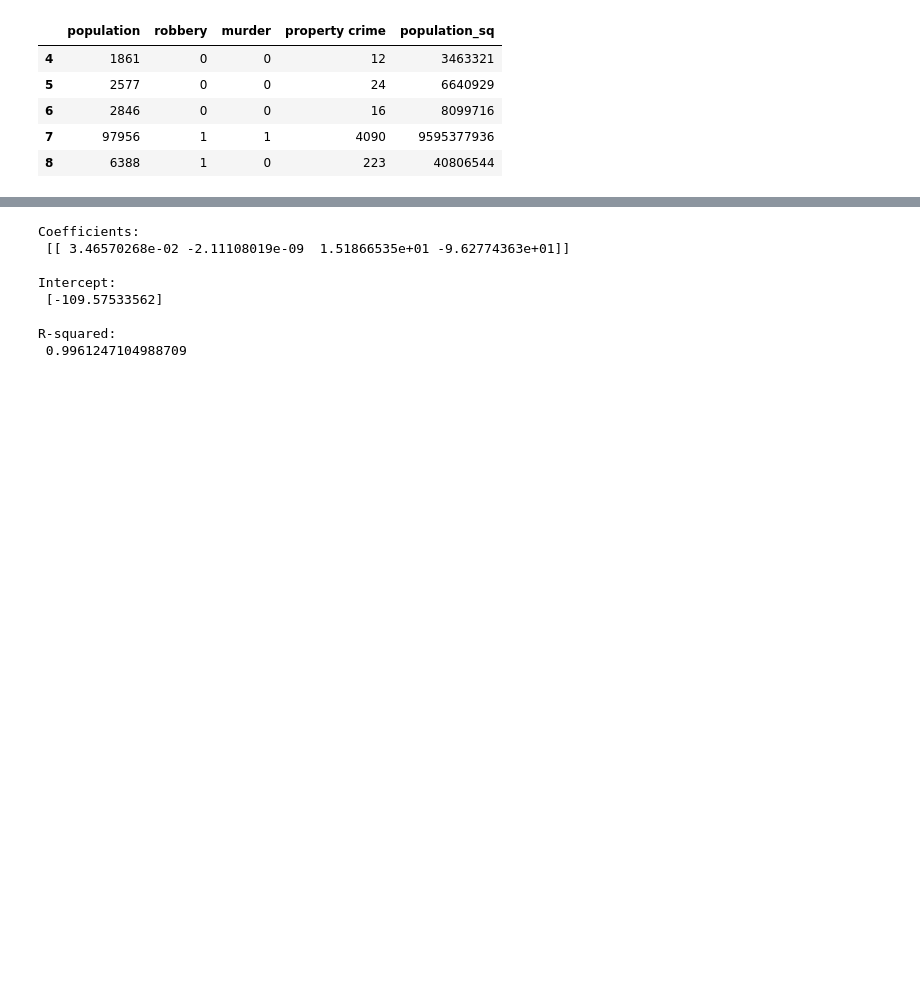
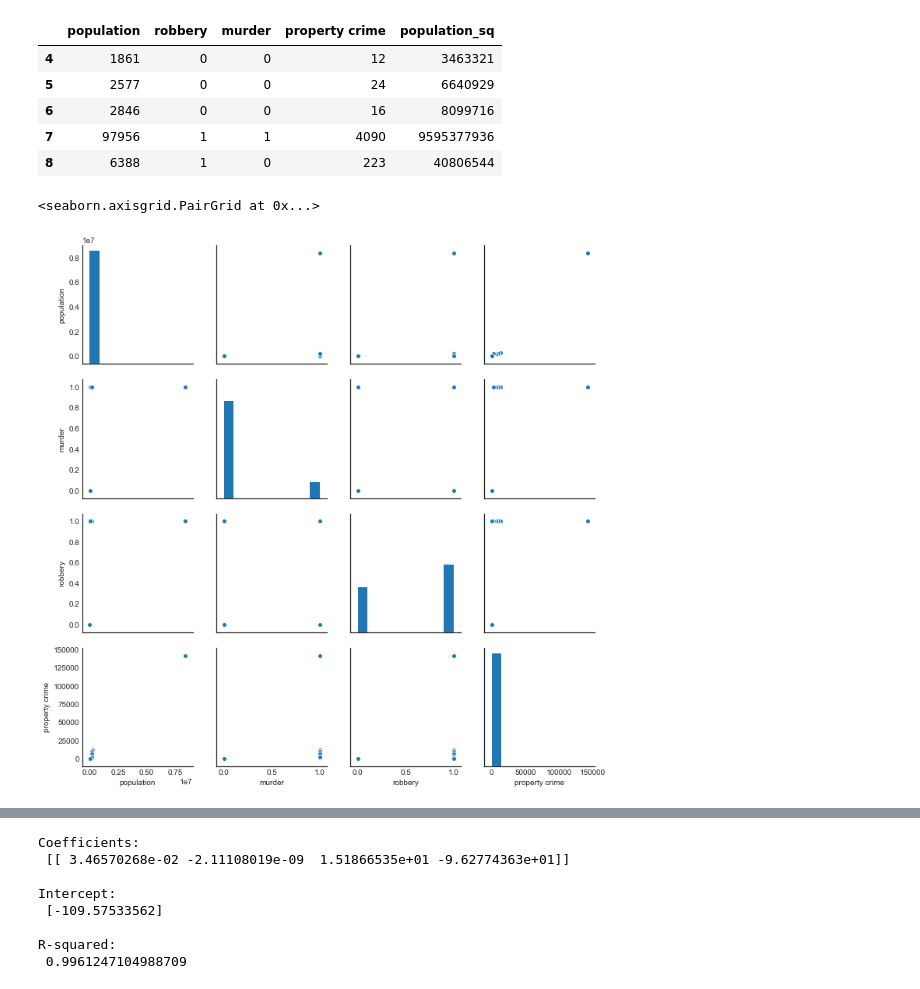
Before and after one commit to brianjinkim/thinkful_datascience, a Jupyter notebook: 2.4 Property Crime.ipynb, the cells around one changed output, grey strips where cells are left out. Saved outputs shown, nothing was run; the diff lists cells and outputs as text; code cells hidden in the pictures; blank space fills up the shorter version.

```diff
--- a/2.4 Property Crime.ipynb
+++ b/2.4 Property Crime.ipynb
@@ -42,3 +53,9 @@ display(df.head())
 | 6 | 2846 | 0 | 0 | 16 | 8099716 |
 | 7 | 97956 | 1 | 1 | 4090 | 9595377936 |
 | 8 | 6388 | 1 | 0 | 223 | 40806544 |
+# %%
+sns.set_style('white')
+sns.pairplot(df[['population', 'murder', 'robbery', 'property crime']], dropna=True)
+# %% [output]
+<seaborn.axisgrid.PairGrid at 0x...>
+[figure, added]
```
Also changed, not shown: parts of 15 cells of this notebook.
